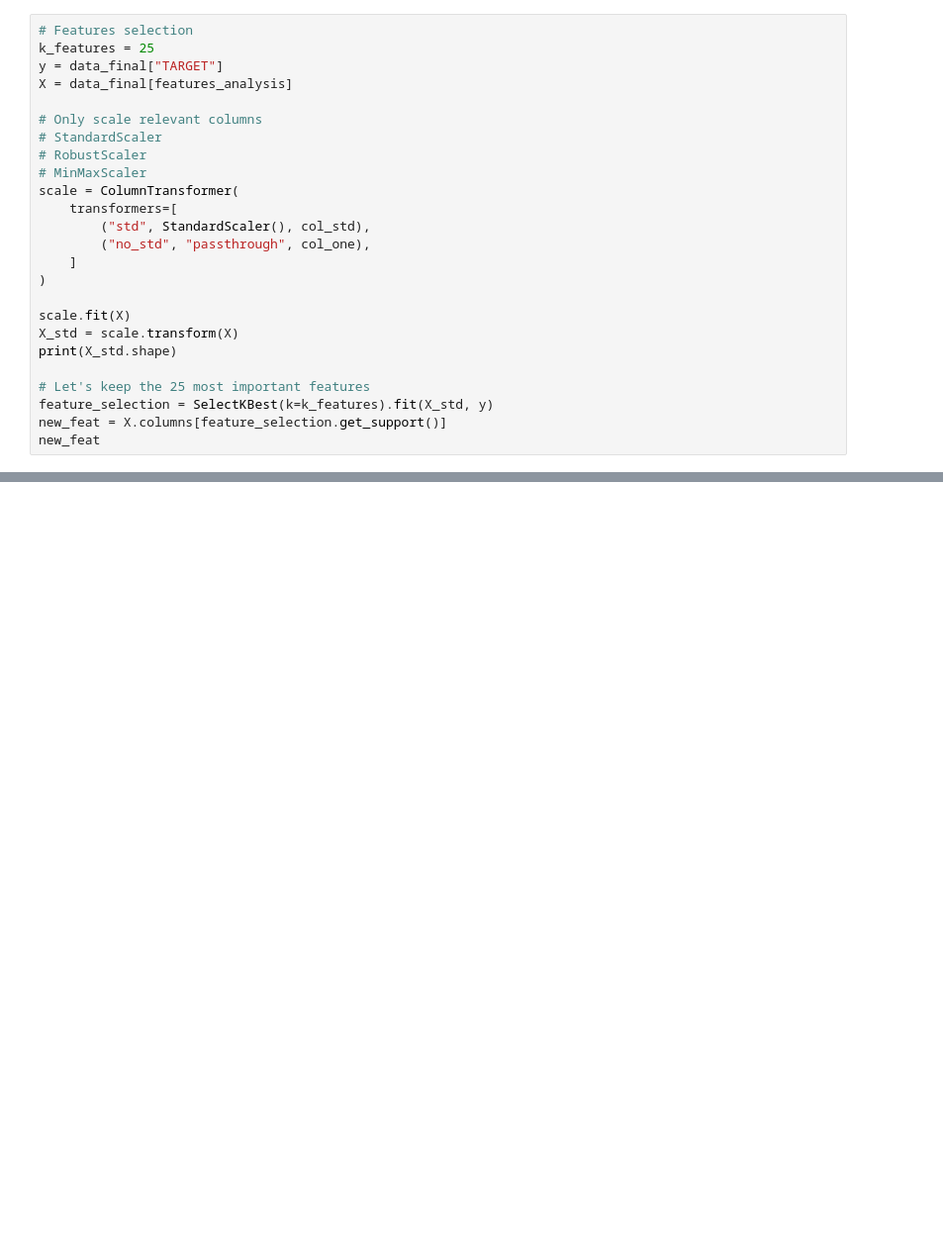
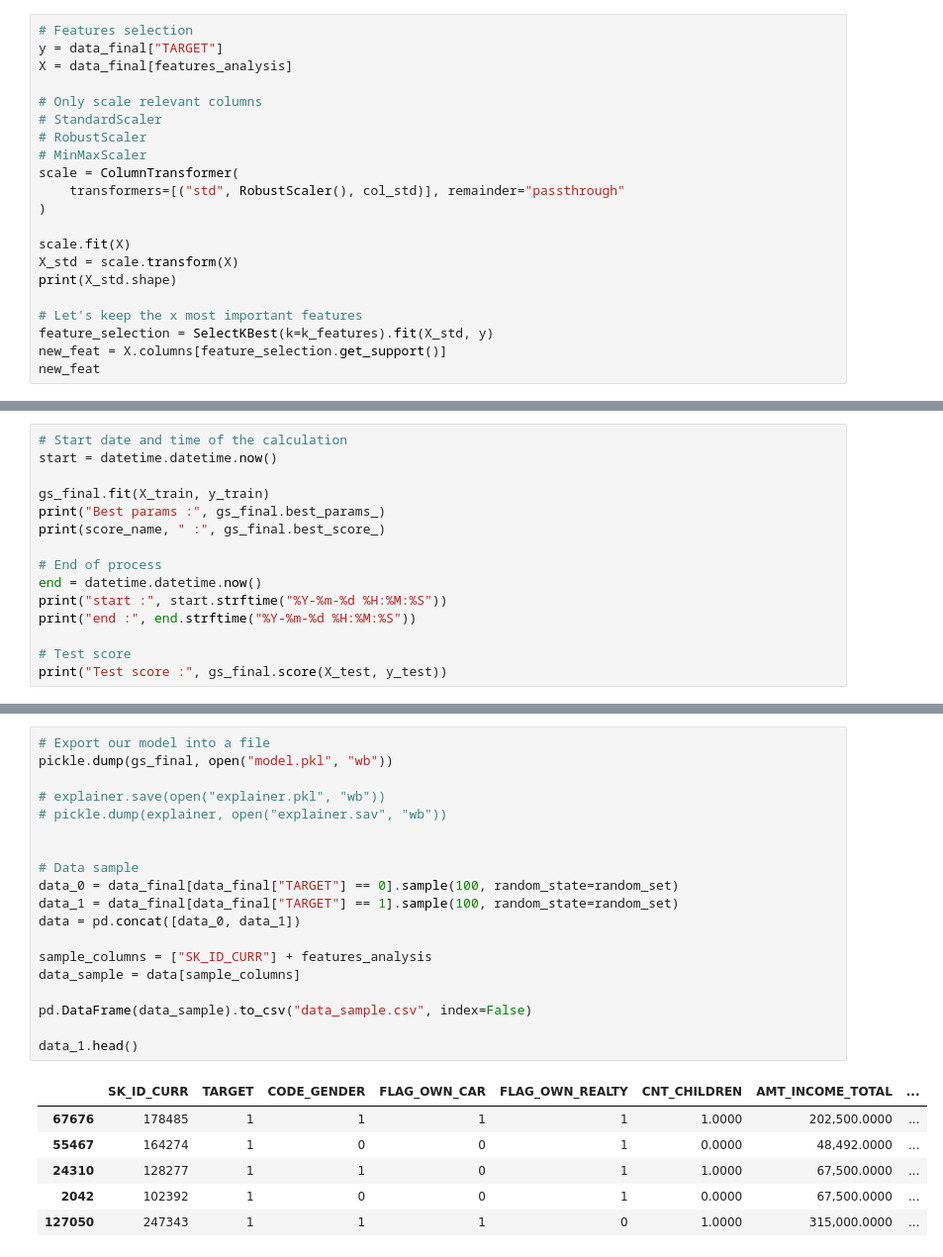
Before and after one commit to brunolo85/OC-DS-P7, a Jupyter notebook: P7_Notebook_112022.ipynb, the cells around one changed output, grey strips where cells are left out. Shown at 99% size. Cells and saved outputs as stored; diff of their text form; blank space fills up the shorter version.

```diff
--- a/P7_Notebook_112022.ipynb
+++ b/P7_Notebook_112022.ipynb
@@ -958,7 +924,6 @@ print(n_sample_1)
 [interactive output not drawn]
 # %%
 # Features selection
-k_features = 25
 y = data_final["TARGET"]
 X = data_final[features_analysis]
 
@@ -967,17 +932,14 @@ X = data_final[features_analysis]
 # RobustScaler
 # MinMaxScaler
 scale = ColumnTransformer(
-    transformers=[
-        ("std", StandardScaler(), col_std),
-        ("no_std", "passthrough", col_one),
-    ]
+    transformers=[("std", RobustScaler(), col_std)], remainder="passthrough"
 )
 
 scale.fit(X)
 X_std = scale.transform(X)
 print(X_std.shape)
 
-# Let's keep the 25 most important features
+# Let's keep the x most important features
 feature_selection = SelectKBest(k=k_features).fit(X_std, y)
 new_feat = X.columns[feature_selection.get_support()]
 new_feat
@@ -1163,0 +1254,15 @@ for i in r.importances_mean.argsort()[::-1][:10]:
+# %%
+# Start date and time of the calculation
+start = datetime.datetime.now()
+
+gs_final.fit(X_train, y_train)
+print("Best params :", gs_final.best_params_)
+print(score_name, " :", gs_final.best_score_)
+
+# End of process
+end = datetime.datetime.now()
+print("start :", start.strftime("%Y-%m-%d %H:%M:%S"))
+print("end :", end.strftime("%Y-%m-%d %H:%M:%S"))
+
+# Test score
+print("Test score :", gs_final.score(X_test, y_test))
@@ -1163,0 +1385,26 @@ for i in r.importances_mean.argsort()[::-1][:10]:
+# %%
+# Export our model into a file
+pickle.dump(gs_final, open("model.pkl", "wb"))
+
+# explainer.save(open("explainer.pkl", "wb"))
+# pickle.dump(explainer, open("explainer.sav", "wb"))
+
+
+# Data sample
+data_0 = data_final[data_final["TARGET"] == 0].sample(100, random_state=random_set)
+data_1 = data_final[data_final["TARGET"] == 1].sample(100, random_state=random_set)
+data = pd.concat([data_0, data_1])
+
+sample_columns = ["SK_ID_CURR"] + features_analysis
+data_sample = data[sample_columns]
+
+pd.DataFrame(data_sample).to_csv("data_sample.csv", index=False)
+
+data_1.head()
+# %% [output]
+|  | SK_ID_CURR | TARGET | CODE_GENDER | FLAG_OWN_CAR | FLAG_OWN_REALTY | CNT_CHILDREN | AMT_INCOME_TOTAL | ... |
+| 67676 | 178485 | 1 | 1 | 1 | 1 | 1.0000 | 202,500.0000 | ... |
+| 55467 | 164274 | 1 | 0 | 0 | 1 | 0.0000 | 48,492.0000 | ... |
+| 24310 | 128277 | 1 | 1 | 0 | 1 | 1.0000 | 67,500.0000 | ... |
+| 2042 | 102392 | 1 | 0 | 0 | 1 | 0.0000 | 67,500.0000 | ... |
+| 127050 | 247343 | 1 | 1 | 1 | 0 | 1.0000 | 315,000.0000 | ... |
```
Also changed, not shown: parts of 60 cells of this notebook, 1 other file.
